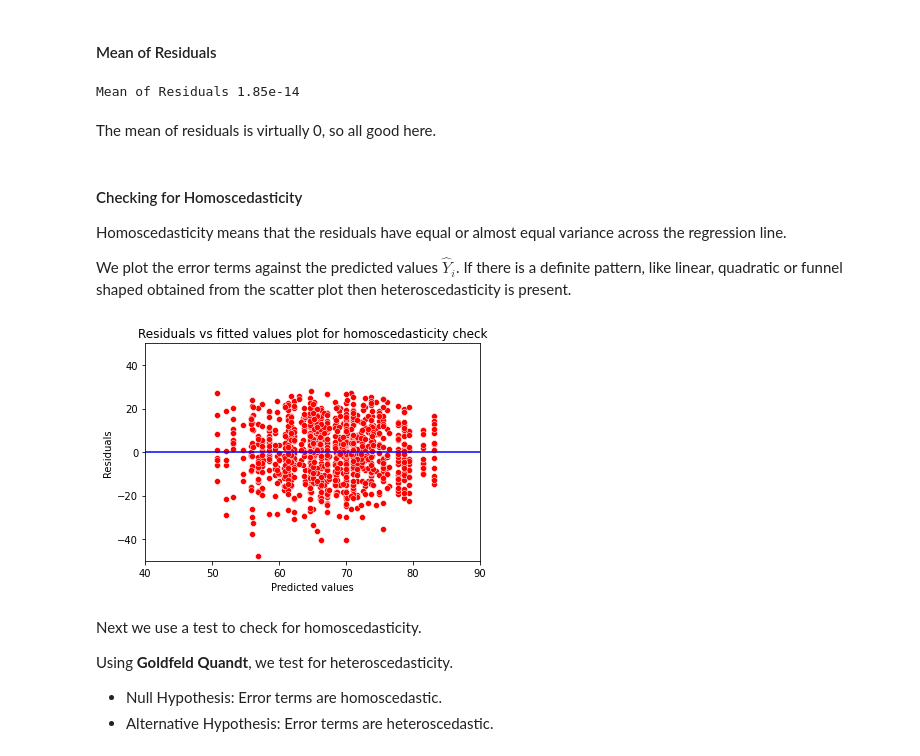
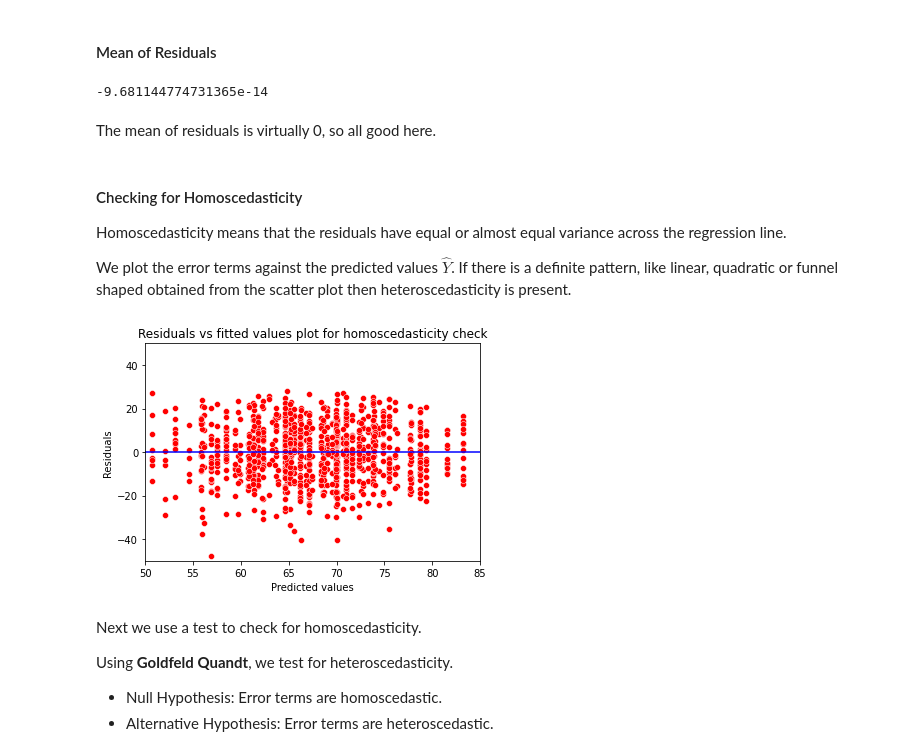
Before and after one commit to souadg/CAS-ADS-Project2, a Jupyter notebook: M2_Project_Elias_Souad_v2_.ipynb, the cells around one changed output. Cells and saved outputs as stored; diff of their text form; code cells hidden in the pictures.

```diff
--- a/M2_Project_Elias_Souad_v2_.ipynb
+++ b/M2_Project_Elias_Souad_v2_.ipynb
@@ -532,7 +455,6 @@ model_xgb = xg.XGBRegressor(objective = 'reg:squarederror', seed = 1, verbosity
 # %%
-# Alternative linear regression method using statsmodels.formula.api.ols
+# Linear regression method using statsmodels.formula.api.ols
 # ols: ordinary least squares
-import statsmodels.formula.api as smf
-model_linreg2 = smf.ols('average_score ~ gender + race_ethn + lunch + test_prep + parent_uni', data=df).fit()
-model_linreg2.summary()
+model_linreg = smf.ols("average_score ~ gender + race_ethn + lunch + test_prep + parent_uni", data = df).fit()
+print(model_linreg.summary())
 # %% [output]
@@ -673,31 +516,26 @@ Difficult to see a linear relation given features are categorical...
 # %% [markdown]
 #### Mean of Residuals
-# %%
-# Calculate residuals
-y_pred = model_linreg.predict(df_predictors_encoded)
-y = average_score
-residuals = y - y_pred
-mean_residuals = np.mean(residuals)
-print("Mean of Residuals {m:.2e}".format(m = mean_residuals))
-# %% [output]
-Mean of Residuals 1.85e-14
+# %%
+np.mean(model_linreg.resid)
+# %% [output]
+-9.681144774731365e-14
 # %% [markdown]
 The mean of residuals is virtually 0, so all good here.
 # %% [markdown]
 #### Checking for Homoscedasticity
 Homoscedasticity means that the residuals have equal or almost equal variance across the regression line.
 
-We plot the error terms against the predicted values $\hat{Y}_i$. If there is a definite pattern, like linear, quadratic or funnel shaped obtained from the scatter plot then heteroscedasticity is present.
+We plot the error terms against the predicted values $\hat{Y}$. If there is a definite pattern, like linear, quadratic or funnel shaped obtained from the scatter plot then heteroscedasticity is present.
 # %%
-p = sns.scatterplot(y_pred, residuals, color = 'red')
+p = sns.scatterplot(model_linreg.predict(), model_linreg.resid, color = 'red')
 plt.xlabel('Predicted values')
 plt.ylabel('Residuals')
 plt.ylim(-50,50)
-plt.xlim(40,90)
-p = sns.lineplot([40,90], [0,0], color='blue')
+plt.xlim(50,85)
+p = sns.lineplot([50,85], [0,0], color='blue')
 p = plt.title('Residuals vs fitted values plot for homoscedasticity check')
 # %% [output]
-[figure, old version]
+[figure, new version]
 # %% [markdown]
 Next we use a test to check for homoscedasticity.
 
```
Also changed, not shown: parts of 33 cells of this notebook.
